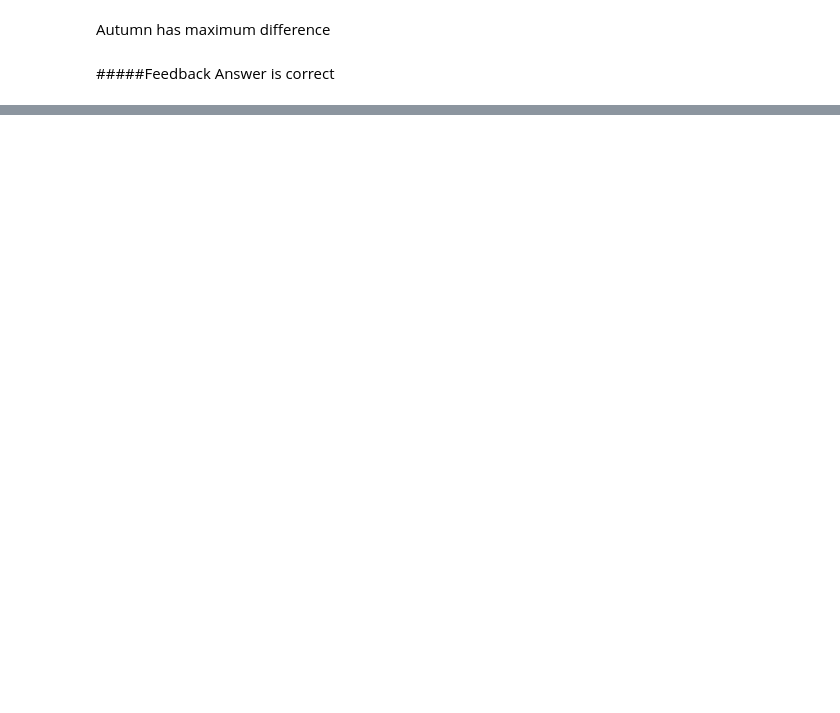
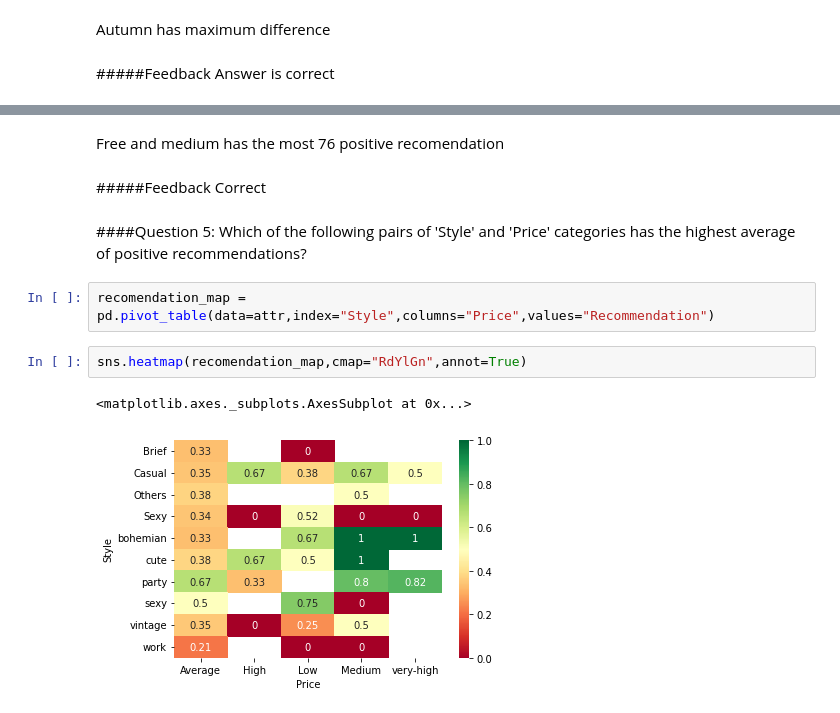
Before and after one commit to akhilkh1989/ml-algo, a Jupyter notebook: worksheets/EDAWorksheet.ipynb, the cells around one changed output, grey strips where cells are left out. Cells and saved outputs as stored; diff of their text form; blank space fills up the shorter version.

```diff
--- a/worksheets/EDAWorksheet.ipynb
+++ b/worksheets/EDAWorksheet.ipynb
@@ -686,0 +769,15 @@ Answer is correct
+# %% [markdown]
+Free and medium has the most 76 positive recomendation
+# %% [markdown]
+#####Feedback
+Correct
+# %% [markdown]
+####Question 5:
+Which of the following pairs of 'Style' and 'Price' categories has the highest average of positive recommendations?
+# %%
+recomendation_map = pd.pivot_table(data=attr,index="Style",columns="Price",values="Recommendation")
+# %%
+sns.heatmap(recomendation_map,cmap="RdYlGn",annot=True)
+# %% [output]
+<matplotlib.axes._subplots.AxesSubplot at 0x...>
+[figure, added]
```
Also changed, not shown: parts of 32 cells of this notebook.
